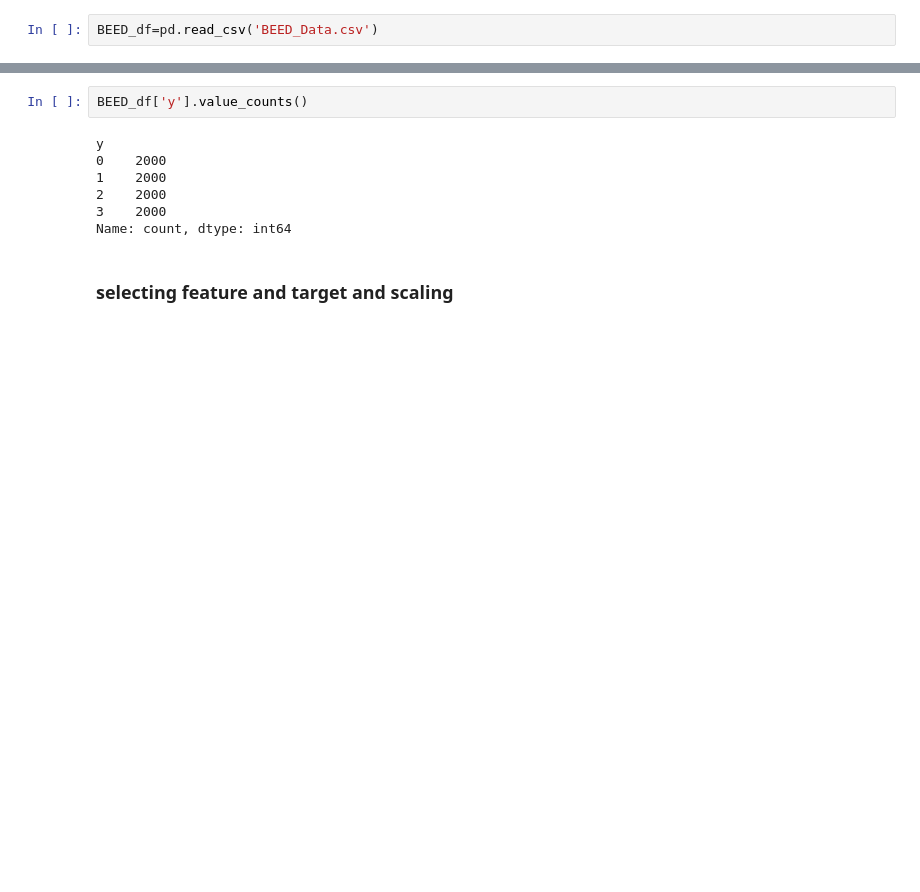
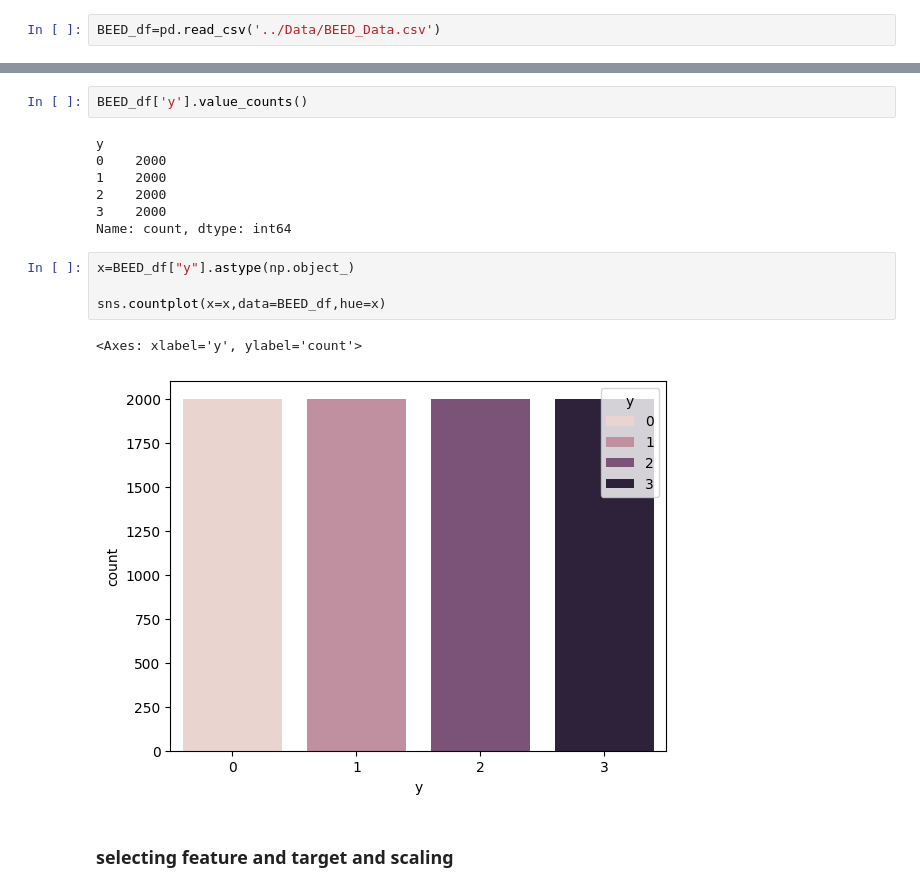
Before and after one commit to AkalankaBandara2001/Data-Classification-using-MLP, a Jupyter notebook: Jupyter Notebooks/epileptic seizure detection and classification.ipynb, the cells around one changed output, grey strips where cells are left out. Drawn from its saved outputs; the diff is of its cells as text; blank space fills up the shorter version.

Commit message:
adding countplot and and final touches

```diff
--- a/Jupyter Notebooks/epileptic seizure detection and classification.ipynb
+++ b/Jupyter Notebooks/epileptic seizure detection and classification.ipynb
@@ -17,7 +17,7 @@ from torch.utils.data import TensorDataset, DataLoader, random_split
 # %% [markdown]
 ### imorting dataset
 # %%
-BEED_df=pd.read_csv('BEED_Data.csv')
+BEED_df=pd.read_csv('../Data/BEED_Data.csv')
 # %%
 BEED_df.head(10)
 # %% [output]
@@ -68,6 +68,13 @@ y
 2    2000
 3    2000
 Name: count, dtype: int64
+# %%
+x=BEED_df["y"].astype(np.object_)
+
+sns.countplot(x=x,data=BEED_df,hue=x)
+# %% [output]
+<Axes: xlabel='y', ylabel='count'>
+[figure, added]
 # %% [markdown]
 ### selecting feature and target and scaling
 # %%
```
Also changed, not shown: parts of 1 cell of this notebook.
